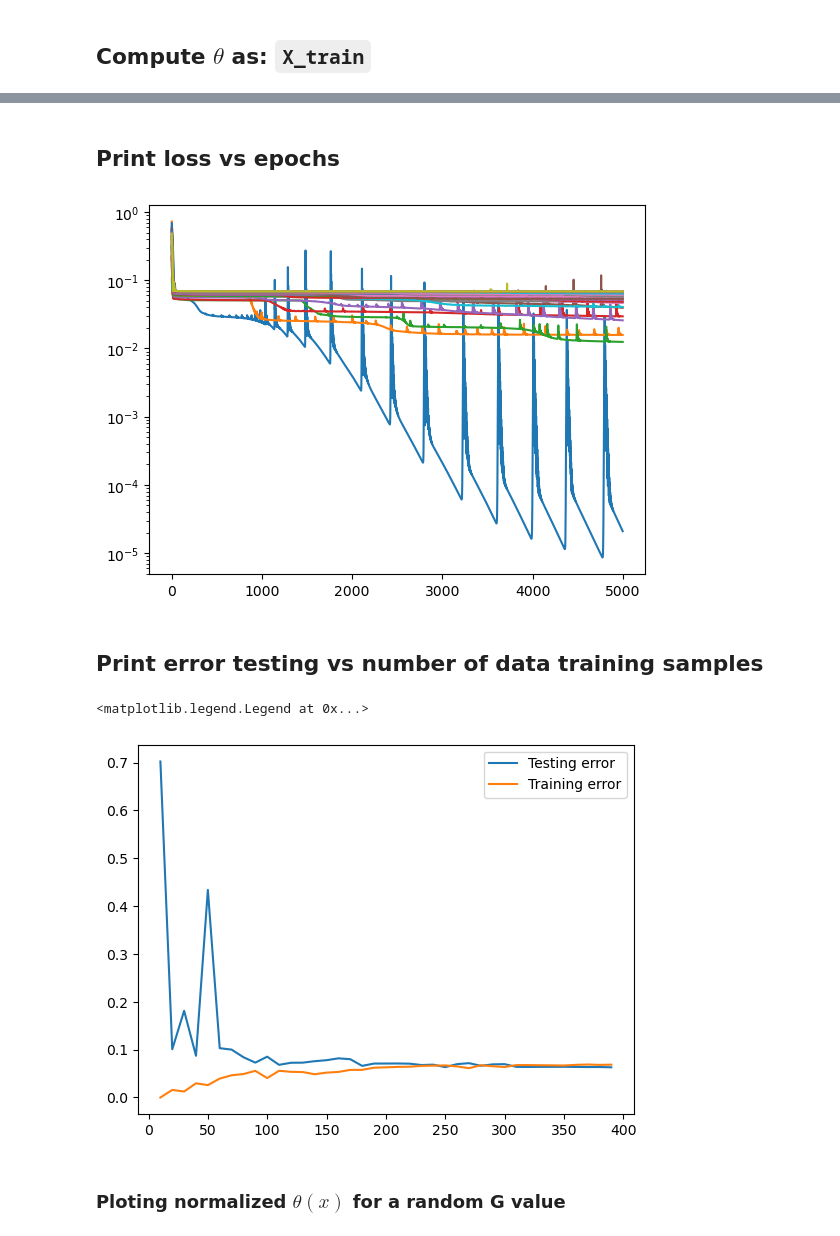
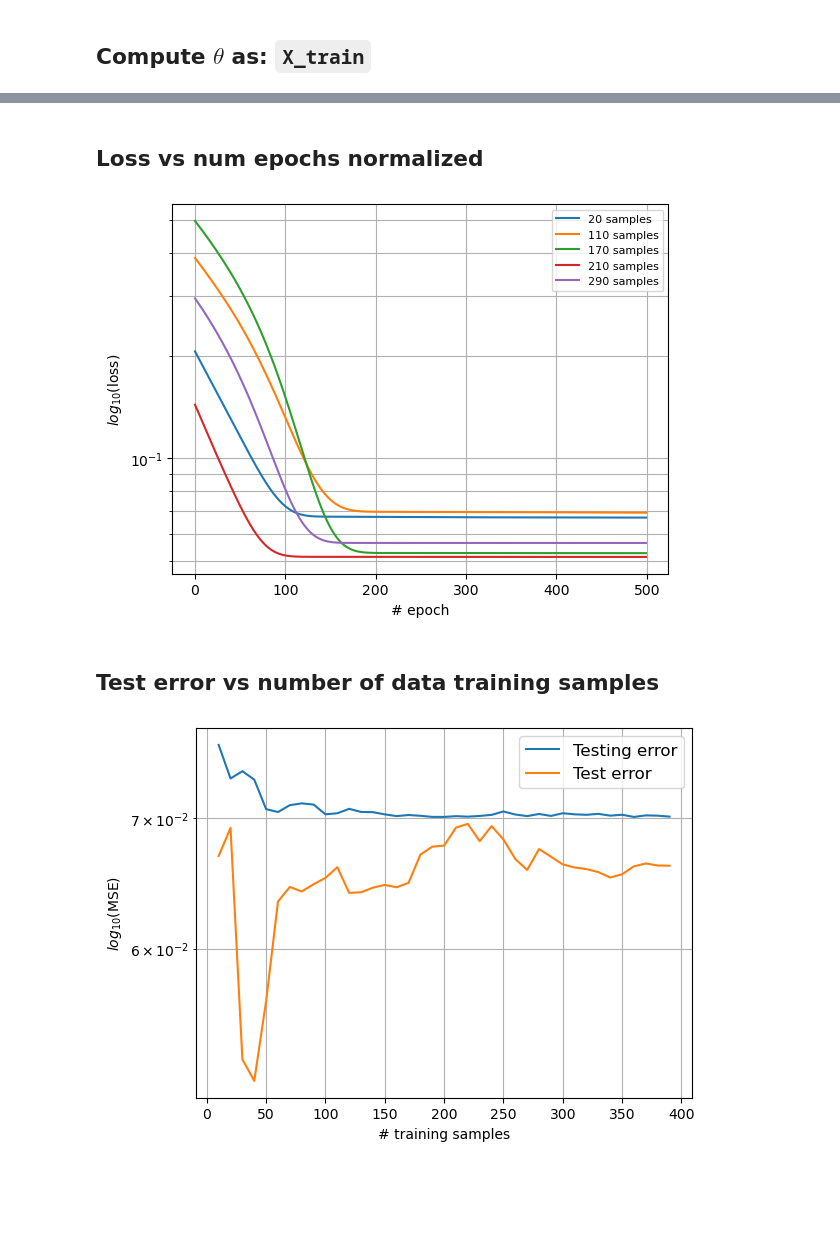
Before and after one commit to mvanzulli/Heat_Transfer_PINN, a Jupyter notebook: playground/Part1.ipynb, the cells around one changed output, grey strips where cells are left out. Cells and saved outputs as stored; diff of their text form; code cells hidden in the pictures; blank space fills up the shorter version.

```diff
--- a/playground/Part1.ipynb
+++ b/playground/Part1.ipynb
@@ -320,15 +448,18 @@ With num_data_training: 390 the final loss is: 6.85681e-02
 # %%
+# range for number of data training
+nun_data_training = range(10,400,10)
 
-### Train the model for different number num_data_training
-# def train_model(num_data_training, num_of_neurons, num_epochs, X_train, Y_train):
-nun_data_training = range(10,400,10)
-num_epochs = 5000
+# model hyper-params
+num_epochs = 500
 num_of_neurons = 32
 num_of_hidden_layers = 4
 
-error_list = np.zeros(len(nun_data_training))
+# result arrays to be filled
+testing_error = np.zeros(len(nun_data_training))
+elapsed_time = np.zeros_like(testing_error)
 loss = np.zeros((len(nun_data_training),num_epochs))
+nets = []
 
 for i,num_data in enumerate(nun_data_training):
-    loss[i,:], error = train_test_model(num_data, num_of_neurons, num_of_hidden_layers, num_epochs, X_train, Y_train, X_test, Y_test)
-    error_list[i] = error
+    loss[i,:], testing_error[i], elapsed_time[i], net = train_test_model(num_data, num_of_neurons, num_of_hidden_layers, num_epochs, X_train, Y_train, X_test, Y_test)
+    nets.append(net)
@@ -335,24 +484,33 @@ for i,num_data in enumerate(nun_data_training):
 # %% [markdown]
-## Print loss vs epochs
+## Loss vs num epochs normalized
 # %%
-num_data_training_plot_case = 10
-for i,num_data_training_plot_case in enumerate(nun_data_training):
-    label = "Number of data used to train {}".format(num_data_training_plot_case)
-    plt.plot(range(num_epochs), loss[i,:], label="")
-    plt.yscale('log')
+num_data_plot = 6
+# pick unique num data point
+num_data_training_rand = np.unique(np.random.choice(nun_data_training, num_data_plot))
 
+for i,num_data_training_plot_case in enumerate(num_data_training_rand):
+    label = "{} samples".format(num_data_training_plot_case)
+    plt.plot(range(num_epochs), loss[i,:], label=label)
 
-# plt.legend(loc = 'best')
+plt.legend(loc='upper right', prop={'size': 8})
+plt.xlabel('# epoch')
+plt.yscale('log')
+plt.ylabel(r'$log_{10}$(loss)')
+plt.grid(True, which="both", ls="-")
+plt.show()
 # %% [output]
-[figure, old version]
+[figure, new version]
 # %% [markdown]
-## Print error testing vs number of data training samples
+## Test error vs number of data training samples
 # %%
-plt.plot(nun_data_training, error_list, label="Testing error")
-# Add a comment
+plt.plot(nun_data_training, testing_error, label="Testing error")
 mean_loss = [ np.mean(loss[row,-11:-1])  for row in range(loss.shape[0])]
-plt.plot(nun_data_training, mean_loss, label="Training error")
-plt.legend(loc = 'best')
+plt.plot(nun_data_training, mean_loss, label="Test error")
+plt.legend(loc='best', prop={'size': 12})
+plt.xlabel('# training samples')
+plt.yscale('log')
+plt.ylabel(r'$log_{10}$(MSE)')
+plt.grid(True, which="both", ls="-")
+plt.show()
 # %% [output]
-<matplotlib.legend.Legend at 0x...>
-[figure, old version]
+[figure, new version]
@@ -386,2 +516,0 @@ plt.show()
-# %% [markdown]
-### Ploting normalized $\theta(x)$ for a random G value
```
Also changed, not shown: parts of 39 cells of this notebook.
